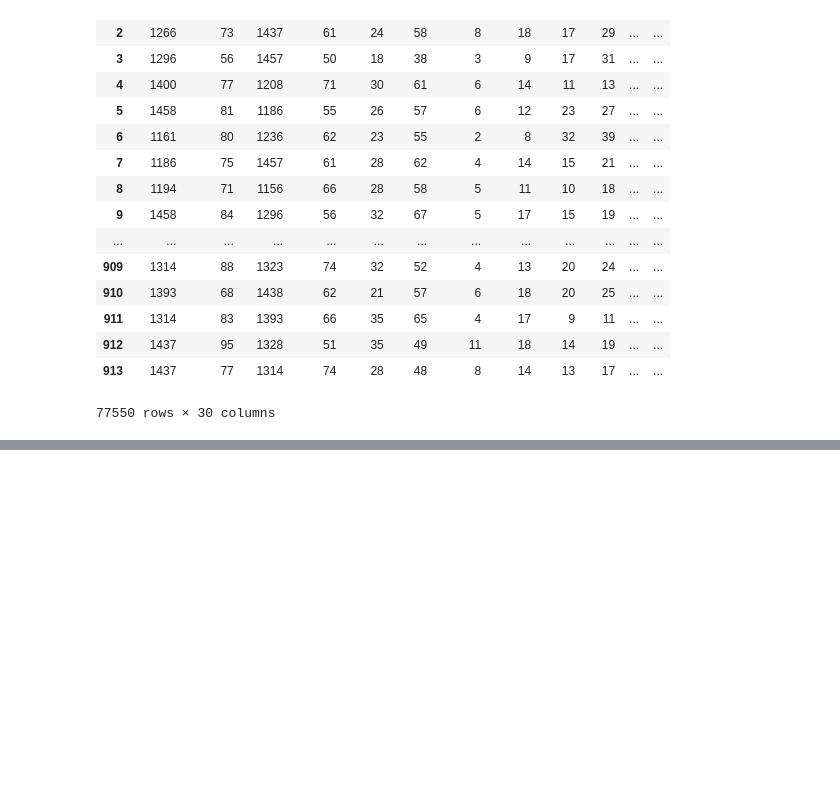
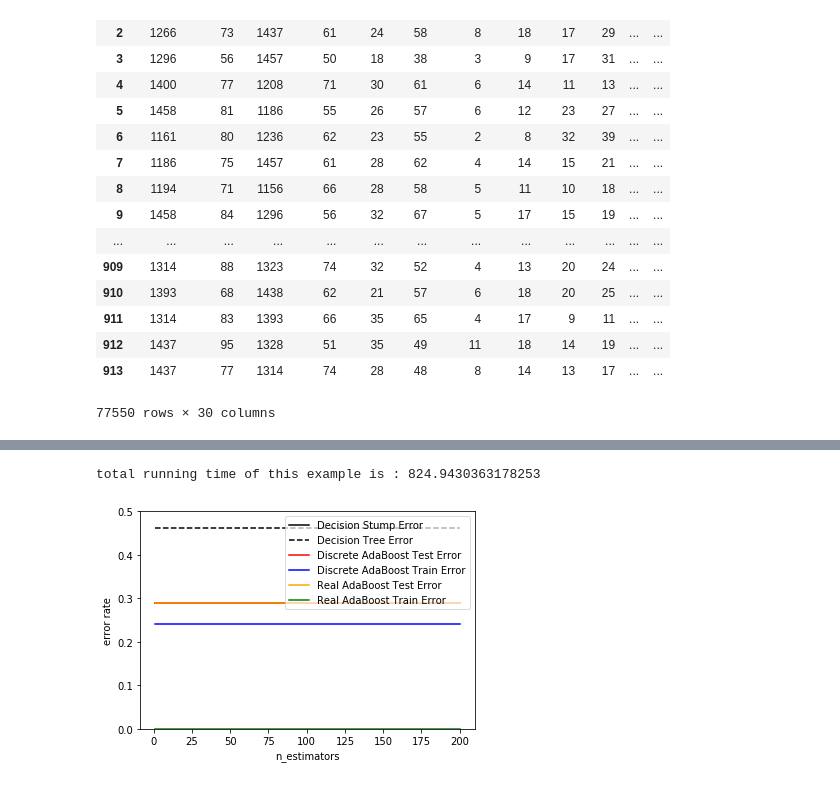
Before and after one commit to eddiewu01/NCAA-Basketball-Prediction, a Jupyter notebook: Project.ipynb, the cells around one changed output, grey strips where cells are left out. Saved outputs shown, nothing was run; the diff lists cells and outputs as text; code cells hidden in the pictures; blank space fills up the shorter version.

```diff
--- a/Project.ipynb
+++ b/Project.ipynb
@@ -5,6 +5,12 @@ import pandas as pd
 import numpy as np
 from sklearn.model_selection import cross_val_score
 from sklearn.ensemble import AdaBoostClassifier
+import matplotlib.pyplot as plt
+from sklearn.tree import DecisionTreeClassifier
+from sklearn.metrics import zero_one_loss
+from sklearn.ensemble import  AdaBoostClassifier
+import time
+a = time.time()
 # %%
 RegularSeason_df = pd.read_csv('RegularSeasonDetailedResults.csv')
 Tourney_df = pd.read_csv('TourneyDetailedResults.csv')
@@ -66,0 +92,4 @@ scores.mean()
+# %%
+NCAA_df = Season2018_df[Season2018_df['School'].str.contains('NCAA')]
+NCAA_df['School'] = NCAA_df['School'].map(lambda x: x.rstrip(' NCAA'))
+NCAA_df
@@ -66,0 +124,3 @@ scores.mean()
+# %%
+ncaa2018_df = pd.read_csv('ncaa2018.csv')
+ncaa2018_df
@@ -66,0 +146,64 @@ scores.mean()
+# %%
+Test_df = pd.merge(ncaa2018_df, NCAA_df, left_on = 'School_x', right_on = 'School', how = 'inner')
+Test_df = pd.merge(Test_df, NCAA_df, left_on = 'School_y', right_on = 'School', how = 'inner')
+TestLabel = Test_df['Results'].values
+Test_df = Test_df.drop(['School_x', 'School_y', 'Rk_x', 'G_x', 'Results', 'Rk_y', 'G_y'], axis = 1)
+TestData = Test_df.values
+# %%
+X_test,y_test = TestData, TestLabel
+X_train,y_train = TrainData[77000:78000], TrainLabel[77000:78000]
+
+n_estimators = 200
+learning_rate= 0.000001
+
+dt_stump=DecisionTreeClassifier(max_depth=1,min_samples_leaf=1)
+dt_stump.fit(X_train,y_train)
+dt_stump_err=1.0-dt_stump.score(X_test,y_test)
+
+dt=DecisionTreeClassifier(max_depth=9,min_samples_leaf=1)
+dt.fit(X_train,y_train)
+dt_err=1.0-dt.score(X_test,y_test)
+
+ada_discrete=AdaBoostClassifier(base_estimator=dt_stump,learning_rate=learning_rate,n_estimators=n_estimators,algorithm='SAMME')
+ada_discrete.fit(X_train,y_train)
+
+ada_real=AdaBoostClassifier(base_estimator=dt_stump,learning_rate=learning_rate,n_estimators=n_estimators,algorithm='SAMME.R')
+ada_real.fit(X_train,y_train)
+
+fig=plt.figure()
+ax=fig.add_subplot(111)
+ax.plot([1,n_estimators],[dt_stump_err]*2,'k-',label='Decision Stump Error')
+ax.plot([1,n_estimators],[dt_err]*2,'k--',label='Decision Tree Error')
+
+ada_discrete_err=np.zeros((n_estimators,))
+for i,y_pred in enumerate(ada_discrete.staged_predict(X_test)):
+    ada_discrete_err[i]=zero_one_loss(y_pred,y_test)    ######zero_one_loss
+ada_discrete_err_train=np.zeros((n_estimators,))
+for i,y_pred in enumerate(ada_discrete.staged_predict(X_train)):
+    ada_discrete_err_train[i]=zero_one_loss(y_pred,y_train)
+
+
+ada_real_err=np.zeros((n_estimators,))
+for i,y_pred in enumerate(ada_real.staged_predict(X_test)):
+    ada_real_err[i]=zero_one_loss(y_pred,y_test)
+ada_real_err_train=np.zeros((n_estimators,))
+for i,y_pred in enumerate(ada_real.staged_predict(X_train)):
+    ada_discrete_err_train[i]=zero_one_loss(y_pred,y_train)
+
+ax.plot(np.arange(n_estimators)+1,ada_discrete_err,label='Discrete AdaBoost Test Error',color='red')
+ax.plot(np.arange(n_estimators)+1,ada_discrete_err_train,label='Discrete AdaBoost Train Error',color='blue')
+ax.plot(np.arange(n_estimators)+1,ada_real_err,label='Real AdaBoost Test Error',color='orange')
+ax.plot(np.arange(n_estimators)+1,ada_real_err_train,label='Real AdaBoost Train Error',color='green')
+
+ax.set_ylim((0.0,0.5))
+ax.set_xlabel('n_estimators')
+ax.set_ylabel('error rate')
+
+leg=ax.legend(loc='upper right',fancybox=True)
+leg.get_frame().set_alpha(0.7)
+b=time.time()
+print('total running time of this example is :',b-a)
+plt.show()
+# %% [output]
+total running time of this example is : 824.9430363178253
+[figure, added]
```
Also changed, not shown: parts of 6 cells of this notebook.
